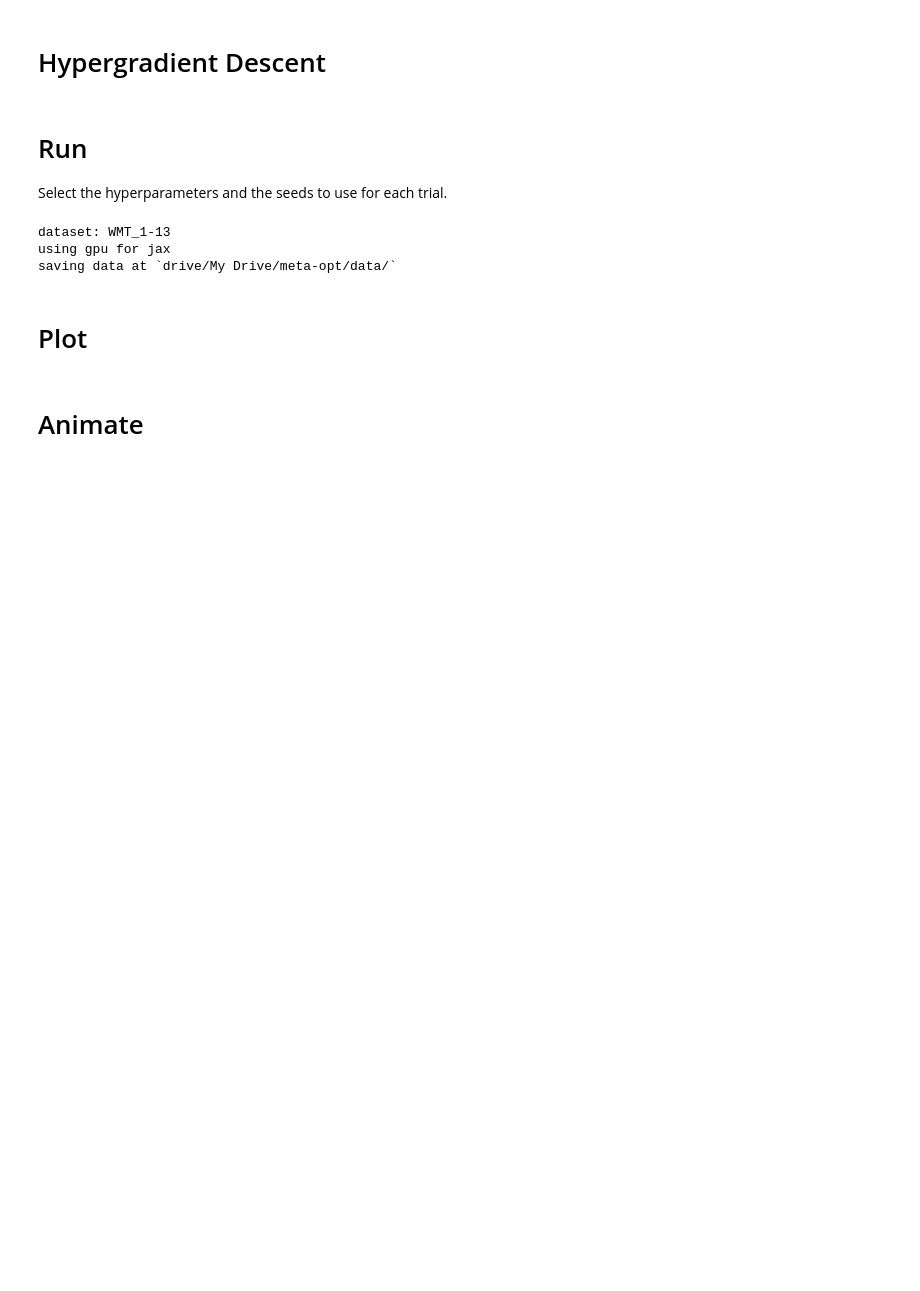
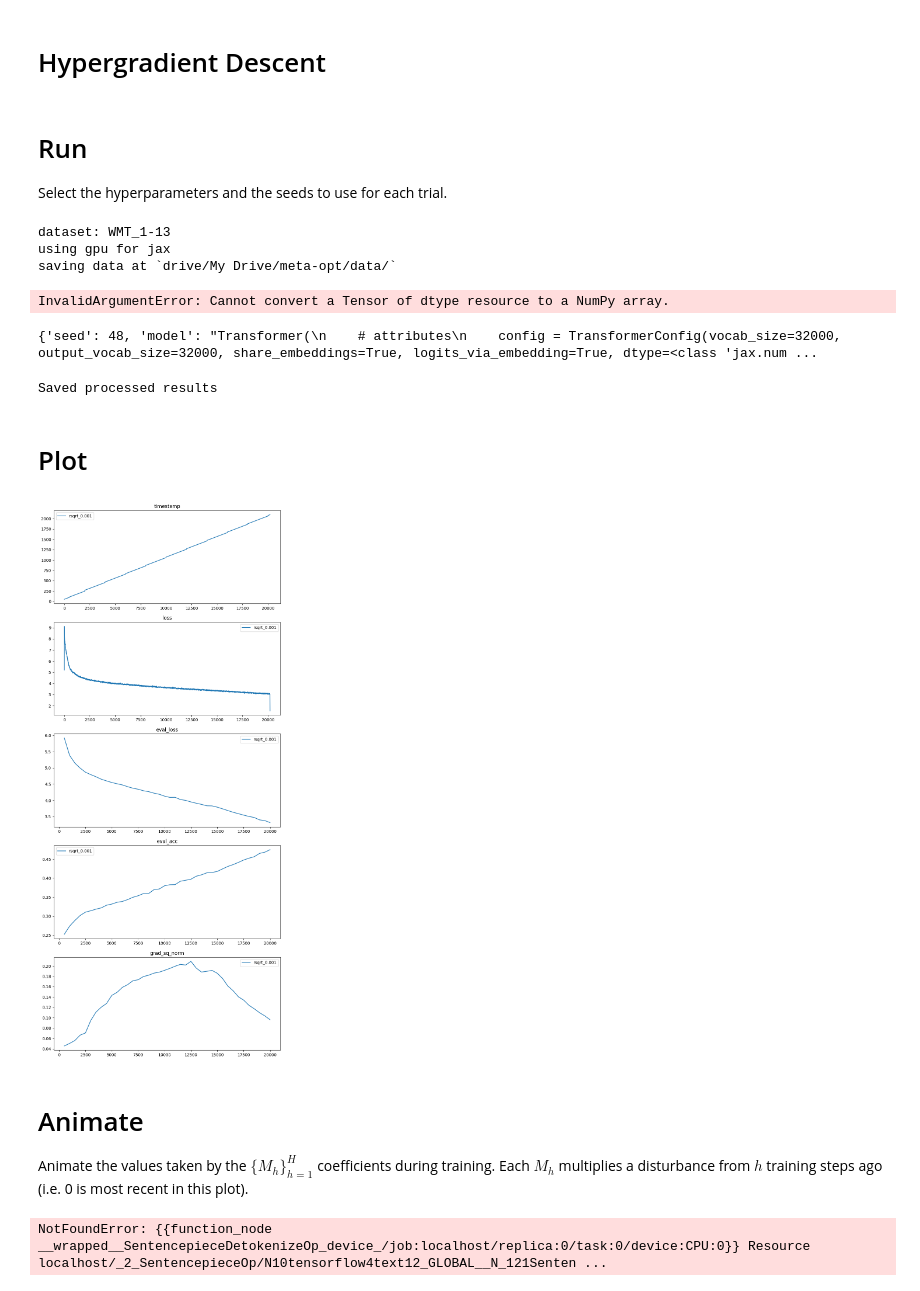
Before and after one commit to edogariu/meta_opt, a Jupyter notebook: meta_opt.ipynb, the cells around one changed output. Drawn from its saved outputs; the diff is of its cells as text; code cells hidden in the pictures; blank space fills up the shorter version.

```diff
--- a/meta_opt.ipynb
+++ b/meta_opt.ipynb
@@ -401,6 +345,6 @@ rsqrt_schedule = jax.tree_util.Partial(create_learning_rate_schedule, warmup_ste
 # %%
 # uncomment the ones to run
-results = defaultdict(list)
+# results = defaultdict(list)
 # filename = f'{DIR_PREFIX}/data/{NAME}_raw.pkl'; results = pkl.load(open(filename, 'rb')); print(f'loaded checkpoint from {filename}, containing {list(results.keys())}')
 
 for s in SEEDS:
@@ -411,7 +355,7 @@ for s in SEEDS:
     # results['momentum_0.01'].append(train_standard_opt(s, NAME, optax.inject_hyperparams(optax.sgd)(learning_rate=0.01, momentum=0.9)))  # (CIFAR, 0.01)
     # # results['momentum_0.001'].append(train_standard_opt(s, NAME, optax.inject_hyperparams(optax.sgd)(learning_rate=0.001, momentum=0.9)))
     # results['adam_0.001'].append(train_standard_opt(s, NAME, optax.inject_hyperparams(optax.adam)(learning_rate=1e-3)))  # (CIFAR, 0.001)
-    results['rsqrt_0.001'].append(train_standard_opt(s, NAME, optax.inject_hyperparams(optax.adamw)(learning_rate=rsqrt_schedule(0.001), b1=0.9, b2=0.98, eps=1e-9, weight_decay=1e-5)))
+    # results['rsqrt_0.001'].append(train_standard_opt(s, NAME, optax.inject_hyperparams(optax.adamw)(learning_rate=wmt.rsqrt_lr_schedule(0.001, 1000), b1=0.9, b2=0.98, eps=1e-9, weight_decay=1e-5)))
     # results['adamw_0.001_1e-2'].append(train_standard_opt(s, NAME, optax.inject_hyperparams(optax.adamw)(learning_rate=1e-3, weight_decay=1e-2)))
     # results['adamw_0.001_1e-3'].append(train_standard_opt(s, NAME, optax.inject_hyperparams(optax.adamw)(learning_rate=1e-3, weight_decay=1e-3)))
     # # results['adam_0.0001'].append(train_standard_opt(s, NAME, optax.inject_hyperparams(optax.adam)(learning_rate=1e-4)))
@@ -437,6 +381,13 @@ for s in SEEDS:
         with open(filename, 'wb') as f:
             pkl.dump(results, f)
             print(f'Saved checkpoint for seed #{s} to {filename}')
+# %% [output]
+InvalidArgumentError: Cannot convert a Tensor of dtype resource to a NumPy array.
+# %%
+for k, x in results.items():
+  print(x[0]['args'])
+# %% [output]
+{'seed': 48, 'model': "Transformer(\n    # attributes\n    config = TransformerConfig(vocab_size=32000, output_vocab_size=32000, share_embeddings=True, logits_via_embedding=True, dtype=<class 'jax.num ...
 # %%
 # clean the stats
 to_del = []
@@ -453,6 +404,7 @@ for k, v in results.items():  # for each experiment
         aggregated[k]['args'].append(v[n]['args'])
 
         for t in range(1, v[0]['args']['num_iters'] + 1):  # for each timestamp
+            if t not in v[n]: continue
             for stat_key, value in v[n][t].items():  # for each stat recorded at that timestamp
                 if stat_key not in aggregated[k]: aggregated[k][stat_key] = {}
                 if t not in aggregated[k][stat_key]: aggregated[k][stat_key][t] = []
@@ -463,7 +415,7 @@ ret = defaultdict(dict)  # stat key -> experiment name -> 't' or 'avg' or 'std'
 args = {}
 for k, v in aggregated.items():  # for experiment
     for stat_key in v.keys():  # for stat
-        if stat_key in ['args', 'model_params', 'controller_params']:
+        if stat_key in ['args', 'model_params', 'controller_params', 'bleu']:
             args[k] = v[stat_key]
             continue
         if k not in ret[stat_key]: ret[stat_key][k] = {}
@@ -475,65 +427,70 @@ for k, v in aggregated.items():  # for experiment
 with open(f'{DIR_PREFIX}/data/{NAME}_processed.pkl', 'wb') as f:
     pkl.dump(ret, f)
     print('Saved processed results')
+# %% [output]
+Saved processed results
 # %% [markdown]
 # Plot
 # %%
 # ----------------------------------------
 # plot a particular set of experiments
 # ----------------------------------------
-keys_to_plot = [
-    'sgd_0.1',
-    'momentum_0.01',
-    'adam_0.001',
-    # 'adamw_0.001',
-    # 'adamw_0.001_1e-2',
-    # 'adamw_0.001_1e-3',
-    'rmsprop_0.001',
-    'scalar_adam_0.0001',
-    'scalar_adam_0.00004',
-    ]
+# keys_to_plot = [
+#     'sgd_0.1',
+#     'momentum_0.01',
+#     'adam_0.001',
+#     # 'adamw_0.001',
+#     # 'adamw_0.001_1e-2',
+#     # 'adamw_0.001_1e-3',
+#     'rmsprop_0.001',
+#     'scalar_adam_0.0001',
+#     'scalar_adam_0.00004',
+#     ]
 
 # ----------------------------------------
 # OR just plot em all
 # ----------------------------------------
-# keys_to_plot = None
+keys_to_plot = None
 # %%
 # Plot
 fig, ax = plt.subplots(len(ret), 1, figsize=(10, 24))
 Ms = {}
 
 for i, stat_key in enumerate(ret.keys()):
     ax[i].set_title(stat_key)
     for experiment_name in ret[stat_key].keys():
         if keys_to_plot is not None and experiment_name not in keys_to_plot: continue
         ts, avgs, stds = ret[stat_key][experiment_name]['t'], ret[stat_key][experiment_name]['avg'], ret[stat_key][experiment_name]['std']
         if avgs.ndim == 2:
             Ms[experiment_name] = avgs
             ax[i].plot(ts, avgs.sum(axis=-1), label=experiment_name)
             stds = ((stds ** 2).sum(axis=-1)) ** 0.5
             ax[i].fill_between(ts, avgs.sum(axis=-1) - 1.96 * stds, avgs.sum(axis=-1) + 1.96 * stds, alpha=0.2)
             # for j in range(avgs.shape[1]):
             #     ax[i].plot(ts, avgs[:, j], label=f'{experiment_name} {str(j)}')
             #     ax[i].fill_between(ts, avgs[:, j] - 1.96 * stds[:, j], avgs[:, j] + 1.96 * stds[:, j], alpha=0.2)
         else:
             if stat_key in ['loss', 'grad_sq_norm']:
                 n = 20
                 kernel = np.array([1 / n,] * n)
                 avgs = np.convolve(avgs, kernel)[n // 2:n // 2 + avgs.shape[0]]
                 stds = np.convolve(stds ** 2, kernel ** 2)[n // 2:n // 2 + stds.shape[0]] ** 0.5
             ax[i].plot(ts, avgs, label=experiment_name)
             ax[i].fill_between(ts, avgs - 1.96 * stds, avgs + 1.96 * stds, alpha=0.2)
     ax[i].legend()
 
 
-ax[1].set_ylim(-0.1, 2.5)
+# ax[1].set_ylim(-0.1, 2.5)
 # ax[2].set_ylim(-0.1, 0.7)
-ax[3].set_ylim(0.5, 0.9)
+# ax[3].set_ylim(0.5, 0.9)
 # ax[4].set_ylim(-0.1, 40)
 # ax[5].set_ylim(-0.05, 0.05)
 # plt.savefig(f'{DIR_PREFIX}/figs/{NAME}.pdf')
+# %% [output]
+[figure, added]
 # %% [markdown]
 # Animate
+Animate the values taken by the $\{M_h\}_{h=1}^H$ coefficients during training. Each $M_h$ multiplies a disturbance from $h$ training steps ago (i.e. 0 is most recent in this plot).
 # %%
 import matplotlib.animation as animation
 from IPython.display import HTML
@@ -574,3 +531,20 @@ anim = animation.FuncAnimation(fig, animate, init_func = init,
 plt.close()
 h = HTML(anim.to_html5_video())
 display(h)
+# %%
+# ry:
+#           if ('WMT' in problem_name) and (t % BLEU_EVERY == 0):
+#             s['bleu'] = wmt.bleu(tstate, test_ds, tokenizer=args['tokenizer'])   # calculate bleu score if WMT task
+#             print(s['bleu'][1])
+#         except Exception as e:
+#           print('uh oh', BLEU_EVERY, e)
+
+
+
+# tstate, train_ds, test_ds, rng, args = get_problem(2, 'WMT', optax.inject_hyperparams(optax.sgd)(learning_rate=0.1))
+t1, t2 = args['tokenizer'], results['rsqrt_0.001'][0]['args']['tokenizer']
+x = np.array([np.random.randint(2, dtype=np.int32) for _ in range(256)]).reshape(1, -1)
+
+t2.detokenize(x)
+# %% [output]
+NotFoundError: {{function_node __wrapped__SentencepieceDetokenizeOp_device_/job:localhost/replica:0/task:0/device:CPU:0}} Resource localhost/_2_SentencepieceOp/N10tensorflow4text12_GLOBAL__N_121Senten ...
```
Also changed, not shown: parts of 7 cells of this notebook.
